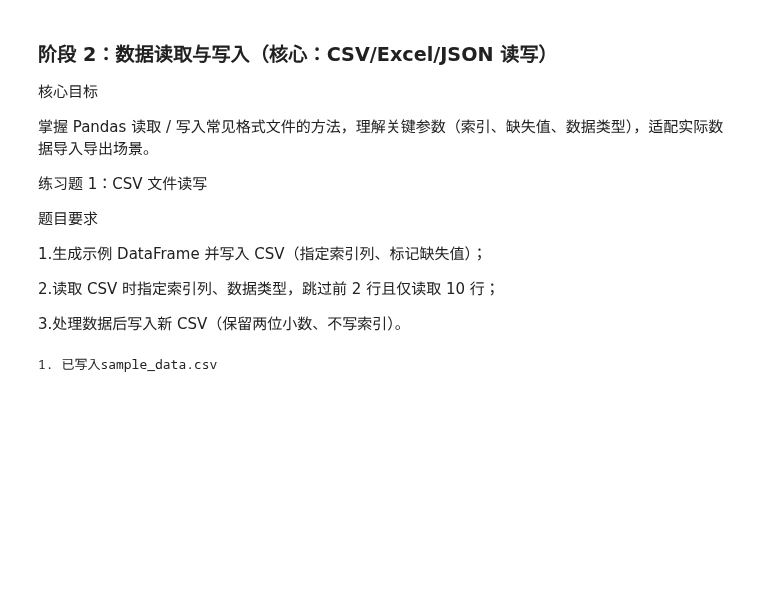
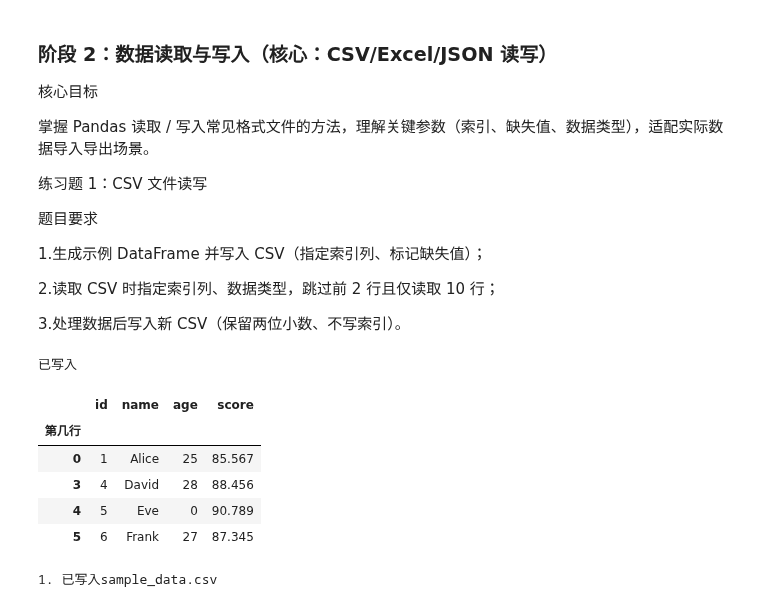
Before and after one commit to huangshanming/ai-note, a Jupyter notebook: python/pandas练习.ipynb, the cells around one changed output. Drawn from its saved outputs; the diff is of its cells as text; code cells hidden in the pictures; blank space fills up the shorter version.

```diff
--- a/python/pandas练习.ipynb
+++ b/python/pandas练习.ipynb
@@ -150,6 +203,35 @@ Charlie    90
 2.读取 CSV 时指定索引列、数据类型，跳过前 2 行且仅读取 10 行；
 
 3.处理数据后写入新 CSV（保留两位小数、不写索引）。
+# %%
+import pandas as pd
+import numpy as np
+import os
+
+data = {
+    'id': [1,2,3,4,5,6],
+    'name': ['Alice', 'Bob', np.nan, 'David', 'Eve', 'Frank'],
+    'age': [25, np.nan, 30, 28, np.nan, 27],
+    'score': [85.567, 92.123, 78.987, 88.456, 90.789, 87.345]
+}
+# df = pd.DataFrame(data)
+# df.to_csv("sameple_data2.csv", index=True, index_label='第几行', na_rep='0')
+print('已写入')
+df_read = pd.read_csv("sameple_data2.csv",
+                      index_col='第几行',  # 指定索引列
+                      dtype={'age':np.int32},
+                      skiprows=[2,3],
+                      nrows=4,
+                      na_values=['NA'])
+df_read
+# %% [output]
+已写入
+|  | id | name | age | score |
+| 第几行 |  |  |  |  |
+| 0 | 1 | Alice | 25 | 85.567 |
+| 3 | 4 | David | 28 | 88.456 |
+| 4 | 5 | Eve | 0 | 90.789 |
+| 5 | 6 | Frank | 27 | 87.345 |
 # %%
 import pandas as pd
 import numpy as np
```
Also changed, not shown: parts of 3 cells of this notebook, 3 other files.
